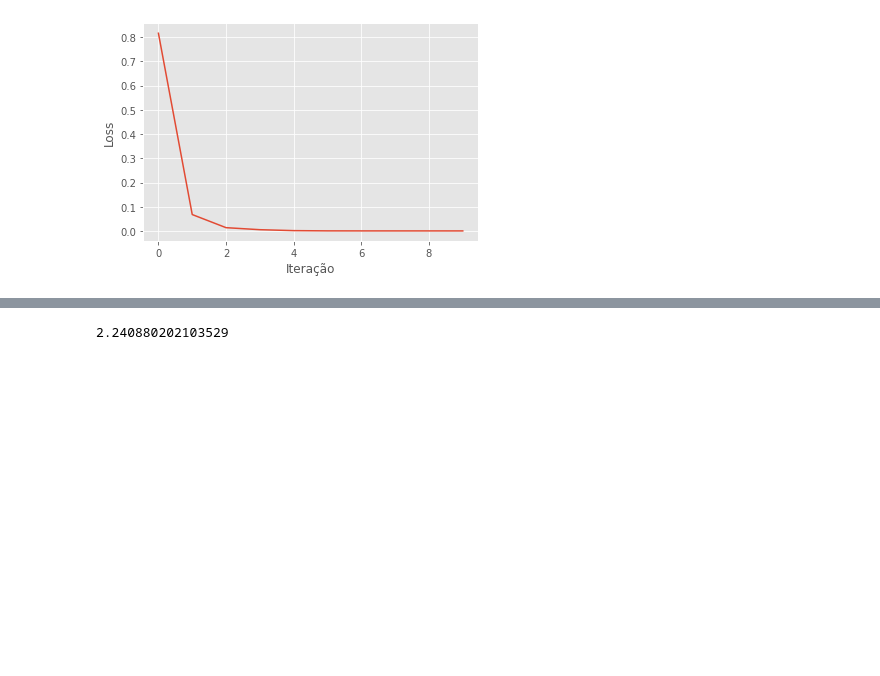
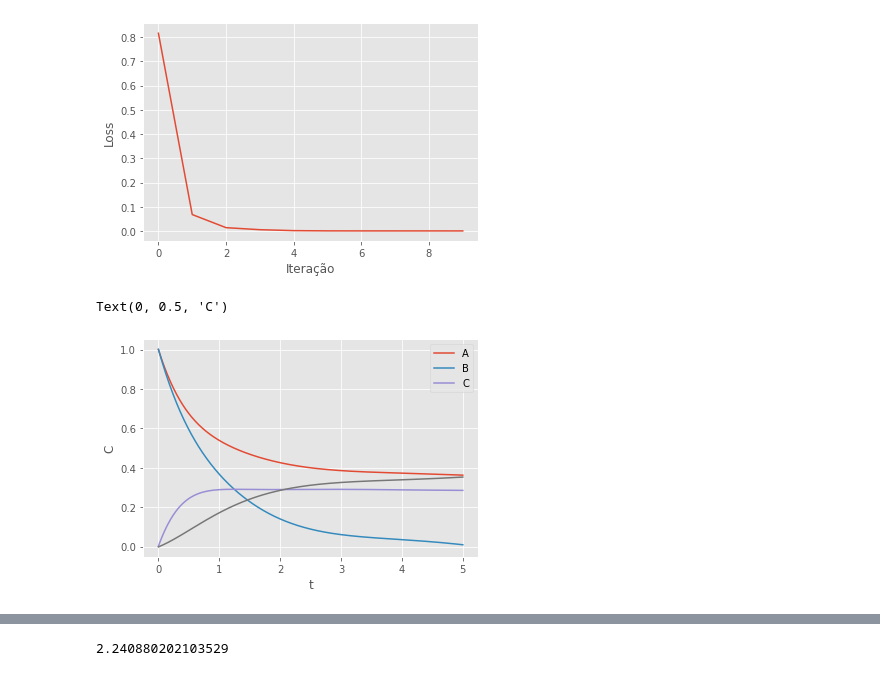
Before and after one commit to FernandoDeCome/TCC, a Jupyter notebook: Autograd_Reactions_2.ipynb, the cells around one changed output, grey strips where cells are left out. Drawn from its saved outputs; the diff is of its cells as text; code cells hidden in the pictures; blank space fills up the shorter version.

```diff
--- a/Autograd_Reactions_2.ipynb
+++ b/Autograd_Reactions_2.ipynb
@@ -87,3 +87,18 @@ plt.xlabel('Iteração');
 plt.ylabel('Loss');
 # %% [output]
 [figure]
+# %%
+x = np.linspace(0,5, 500)
+y = []
+for i in range(len(x)):
+    y.append(C(params,x[i]))
+y = np.array(y)
+
+
+plt.plot(x.reshape([-1, 1]), y[:,0])
+plt.legend(['A', 'B', 'C']);
+plt.xlabel('t');
+plt.ylabel('C')
+# %% [output]
+Text(0, 0.5, 'C')
+[figure, added]
```
Also changed, not shown: parts of 2 cells of this notebook, 5 other files.
